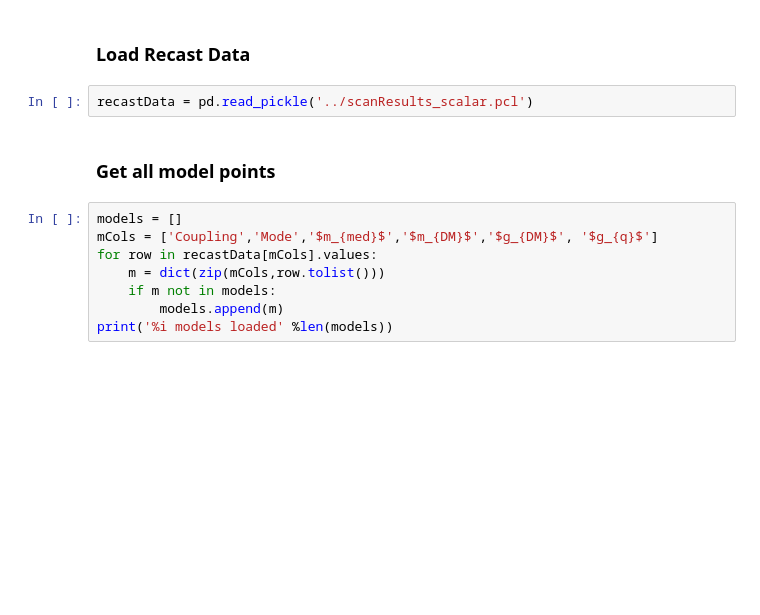
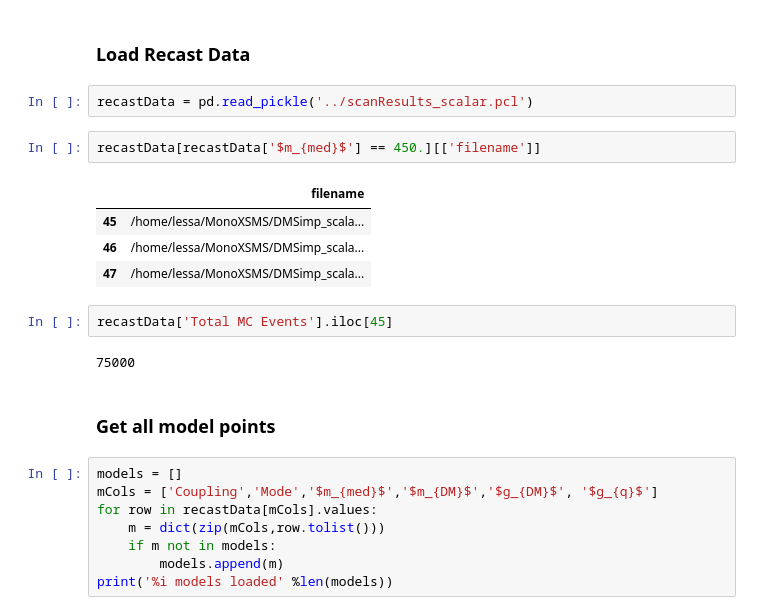
Before and after one commit to andlessa/MonoXSMS, a Jupyter notebook: notebooks/plotValidation-Scalar.ipynb, the cells around one changed output. Drawn from its saved outputs; the diff is of its cells as text; blank space fills up the shorter version.

```diff
--- a/notebooks/plotValidation-Scalar.ipynb
+++ b/notebooks/plotValidation-Scalar.ipynb
@@ -38,6 +38,17 @@ cmsCurve = np.genfromtxt('../AuxInfo/CMS-EXO-20-004-data/HEPData-ins1894408-v2-c
 ### Load Recast Data
 # %%
 recastData = pd.read_pickle('../scanResults_scalar.pcl')
+# %%
+recastData[recastData['$m_{med}$'] == 450.][['filename']]
+# %% [output]
+|  | filename |
+| 45 | /home/lessa/MonoXSMS/DMSimp_scala... |
+| 46 | /home/lessa/MonoXSMS/DMSimp_scala... |
+| 47 | /home/lessa/MonoXSMS/DMSimp_scala... |
+# %%
+recastData['Total MC Events'].iloc[45]
+# %% [output]
+75000
 # %% [markdown]
 ### Get all model points
 # %%
```
Also changed, not shown: parts of 3 cells of this notebook, 20 other files.
